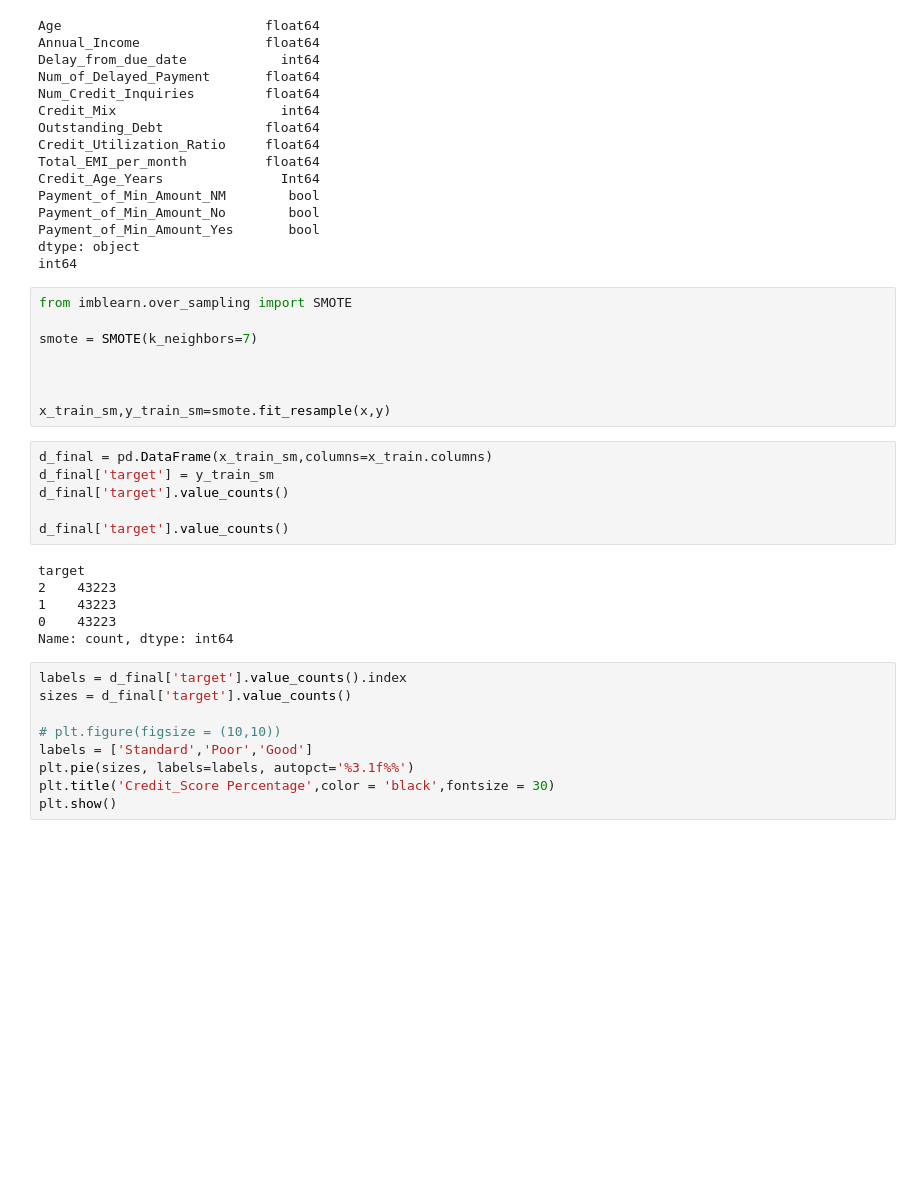
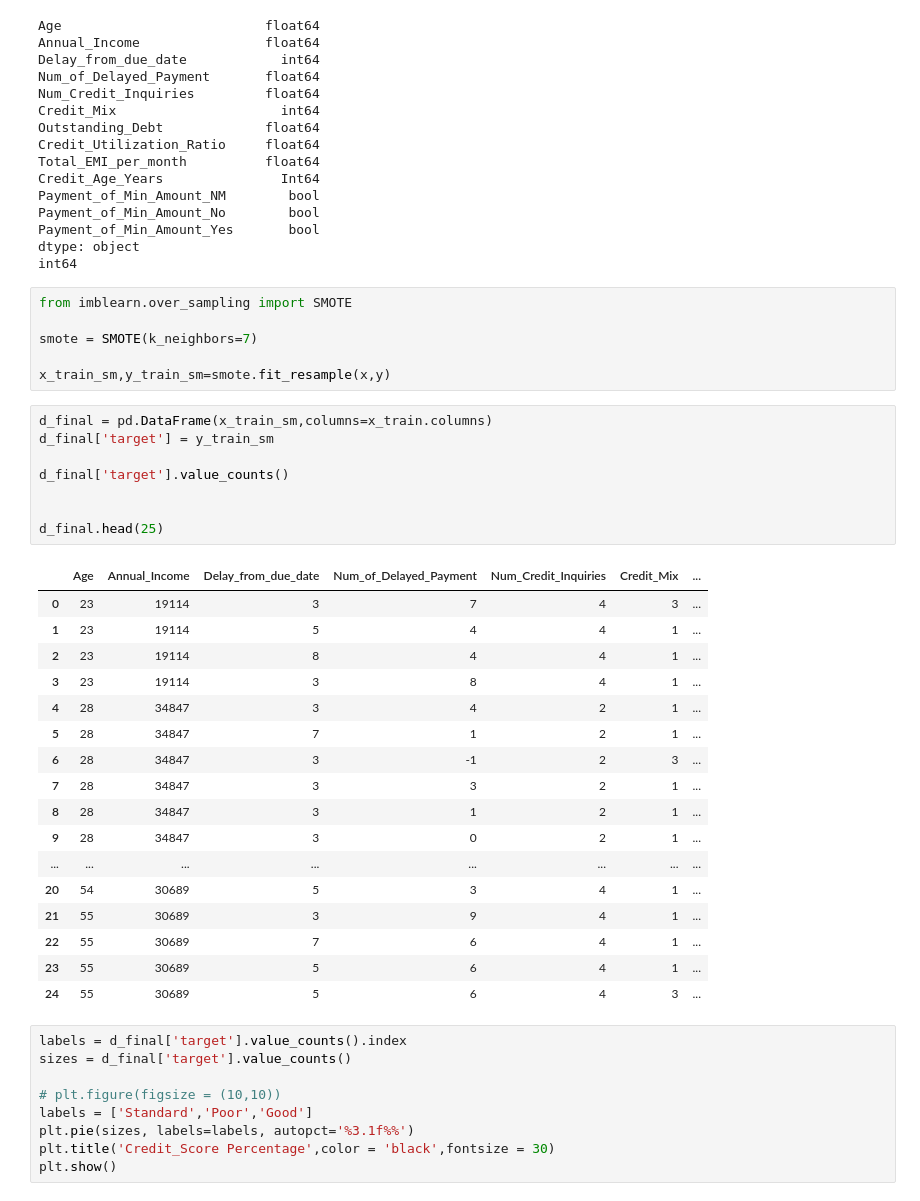
Before and after one commit to prathamesh2525/Credit_Score_Prediction, a Jupyter notebook: main.ipynb, the cells around one changed output. Cells and saved outputs as stored; diff of their text form; blank space fills up the shorter version.

```diff
--- a/main.ipynb
+++ b/main.ipynb
@@ -1422,21 +1422,33 @@ from imblearn.over_sampling import SMOTE
 
 smote = SMOTE(k_neighbors=7)
 
-
-
 x_train_sm,y_train_sm=smote.fit_resample(x,y)
 # %%
 d_final = pd.DataFrame(x_train_sm,columns=x_train.columns)
 d_final['target'] = y_train_sm
+
 d_final['target'].value_counts()
 
-d_final['target'].value_counts()
+
+d_final.head(25)
 # %% [output]
-target
-2    43223
-1    43223
-0    43223
-Name: count, dtype: int64
+|  | Age | Annual_Income | Delay_from_due_date | Num_of_Delayed_Payment | Num_Credit_Inquiries | Credit_Mix | ... |
+| 0 | 23 | 19114 | 3 | 7 | 4 | 3 | ... |
+| 1 | 23 | 19114 | 5 | 4 | 4 | 1 | ... |
+| 2 | 23 | 19114 | 8 | 4 | 4 | 1 | ... |
+| 3 | 23 | 19114 | 3 | 8 | 4 | 1 | ... |
+| 4 | 28 | 34847 | 3 | 4 | 2 | 1 | ... |
+| 5 | 28 | 34847 | 7 | 1 | 2 | 1 | ... |
+| 6 | 28 | 34847 | 3 | -1 | 2 | 3 | ... |
+| 7 | 28 | 34847 | 3 | 3 | 2 | 1 | ... |
+| 8 | 28 | 34847 | 3 | 1 | 2 | 1 | ... |
+| 9 | 28 | 34847 | 3 | 0 | 2 | 1 | ... |
+| ... | ... | ... | ... | ... | ... | ... | ... |
+| 20 | 54 | 30689 | 5 | 3 | 4 | 1 | ... |
+| 21 | 55 | 30689 | 3 | 9 | 4 | 1 | ... |
+| 22 | 55 | 30689 | 7 | 6 | 4 | 1 | ... |
+| 23 | 55 | 30689 | 5 | 6 | 4 | 1 | ... |
+| 24 | 55 | 30689 | 5 | 6 | 4 | 3 | ... |
 # %%
 labels = d_final['target'].value_counts().index
 sizes = d_final['target'].value_counts()
```
Also changed, not shown: 4 other files.
